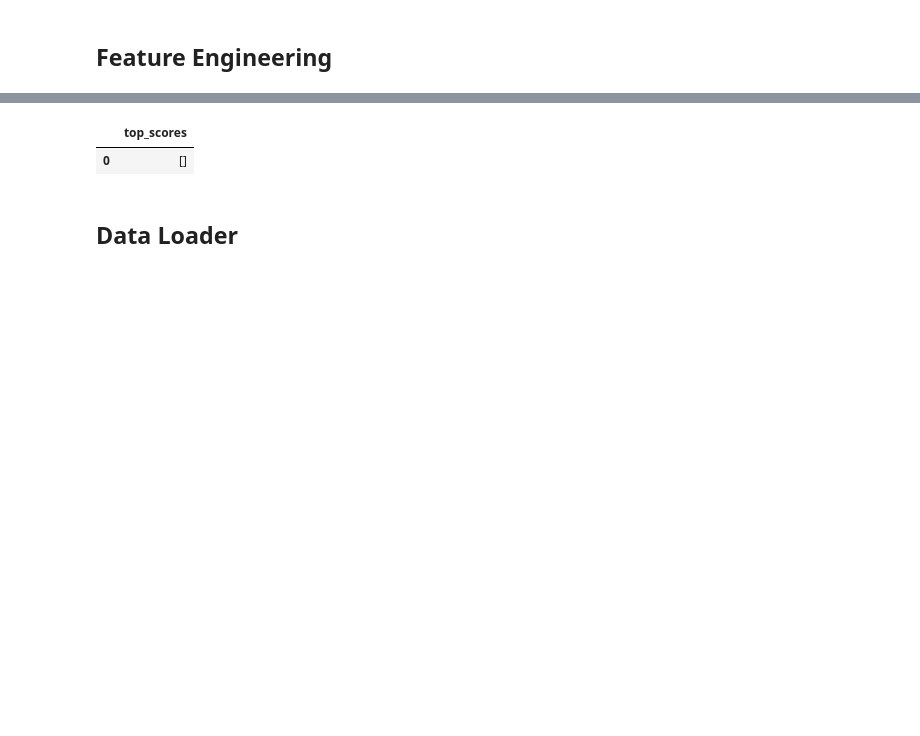
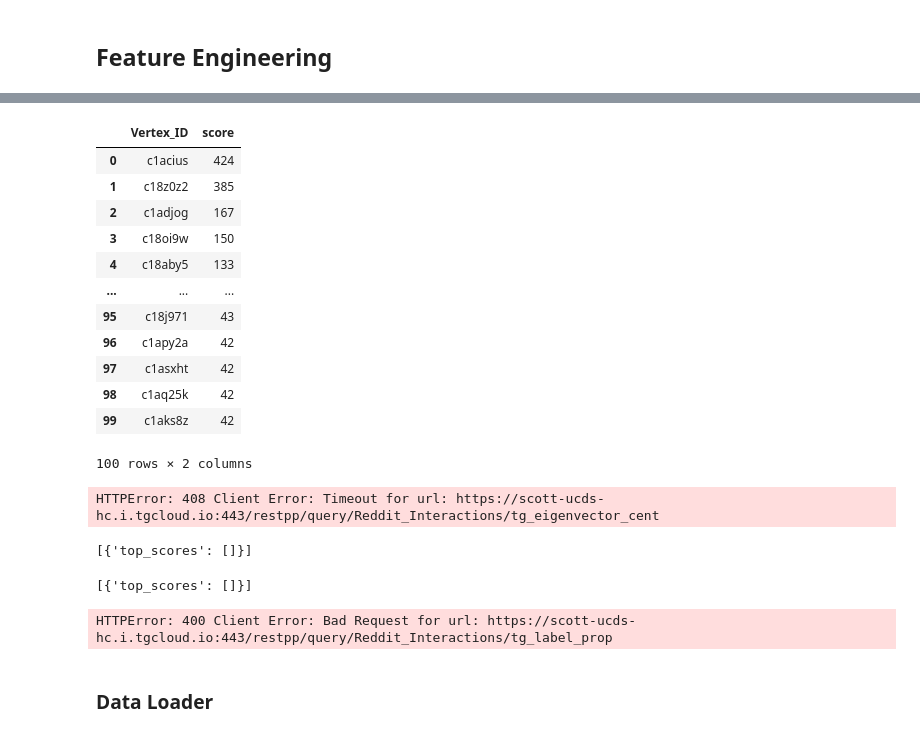
Before and after one commit to scottasut/dsc180b-project, a Jupyter notebook: src/models/network_stats.ipynb, the cells around one changed output, grey strips where cells are left out. Saved outputs shown, nothing was run; the diff lists cells and outputs as text; code cells hidden in the pictures; blank space fills up the shorter version.

```diff
--- a/src/models/network_stats.ipynb
+++ b/src/models/network_stats.ipynb
@@ -12,7 +12,7 @@ from pyTigerGraph.gds.metrics import Accumulator, Accuracy
 import matplotlib.pyplot as plt
 # %%
 def connection():
-    with open("../../configs/tigergraph_config.json", "r") as config:
+    with open("../../configs/tigergraph_config_1.json", "r") as config:
         args = json.load(config)
 
     conn = tg.TigerGraphConnection(
@@ -154,14 +183,65 @@ f.runAlgorithm("tg_closeness_cent", tg_closeness_params)
 # %%
-tg_betweenness_params = {
+tg_degree_params = {
     "v_type": ["Comment"],
-    "e_type": ["replied_to"],
-    "reverse_e_type": ["reverse_replied_to"],
-    "result_attr": "betweenness"
+    "e_type": ["interacted_with", "posted", "replied_to"]
 }
-results = pd.json_normalize(f.runAlgorithm("tg_betweenness_cent", tg_betweenness_params))
+results = pd.json_normalize(f.runAlgorithm("tg_degree_cent",tg_degree_params)[0]['top_scores'])
 results
 # %% [output]
-|  | top_scores |
-| 0 | [] |
+|  | Vertex_ID | score |
+| 0 | c1acius | 424 |
+| 1 | c18z0z2 | 385 |
+| 2 | c1adjog | 167 |
+| 3 | c18oi9w | 150 |
+| 4 | c18aby5 | 133 |
+| ... | ... | ... |
+| 95 | c18j971 | 43 |
+| 96 | c1apy2a | 42 |
+| 97 | c1asxht | 42 |
+| 98 | c1aq25k | 42 |
+| 99 | c1aks8z | 42 |
+100 rows × 2 columns
+# %%
+tg_eigen_params = {
+    "v_type": ["User", "Comment", "Subreddit"],
+    "e_type": ["interacted_with", "posted", "replied_to", "belongs_to"],
+}
+
+f.runAlgorithm("tg_eigenvector_cent", params=tg_eigen_params, timeout=600000)
+# %% [output]
+HTTPError: 408 Client Error: Timeout for url: https://scott-ucds-hc.i.tgcloud.io:443/restpp/query/Reddit_Interactions/tg_eigenvector_cent
+# %%
+tg_closeness_params = {
+    "v_type": ["User", "Comment", "Subreddit"],
+    "e_type": ["interacted_with", "posted", "replied_to", "belongs_to"],
+    "max_hops": 3,
+    "top_k": 1
+}
+
+f.runAlgorithm("tg_closeness_cent", params=tg_closeness_params, timeout=600000)
+# %% [output]
+[{'top_scores': []}]
+# %%
+tg_betweenness_params = {
+    "v_type": ["User", "Comment", "Subreddit"],
+    "e_type": ["interacted_with", "posted", "replied_to", "belongs_to"],
+    "top_k": 1
+}
+
+f.runAlgorithm("tg_betweenness_cent", tg_betweenness_params)
+# %% [output]
+[{'top_scores': []}]
+# %%
+tg_label_params = {
+    "v_type": ["User", "Comment", "Subreddit"],
+    "e_type": ["interacted_with", "posted", "replied_to", "belongs_to"],
+    "max_iter": 10,
+    "output_limit": 100,
+    "attr": "label_prop_score"
+}
+
+f.runAlgorithm("tg_label_prop", tg_label_params, timeout=300000)
+# %% [output]
+HTTPError: 400 Client Error: Bad Request for url: https://scott-ucds-hc.i.tgcloud.io:443/restpp/query/Reddit_Interactions/tg_label_prop
 # %% [markdown]
-## Data Loader
+### Data Loader
```
Also changed, not shown: parts of 26 cells of this notebook.
